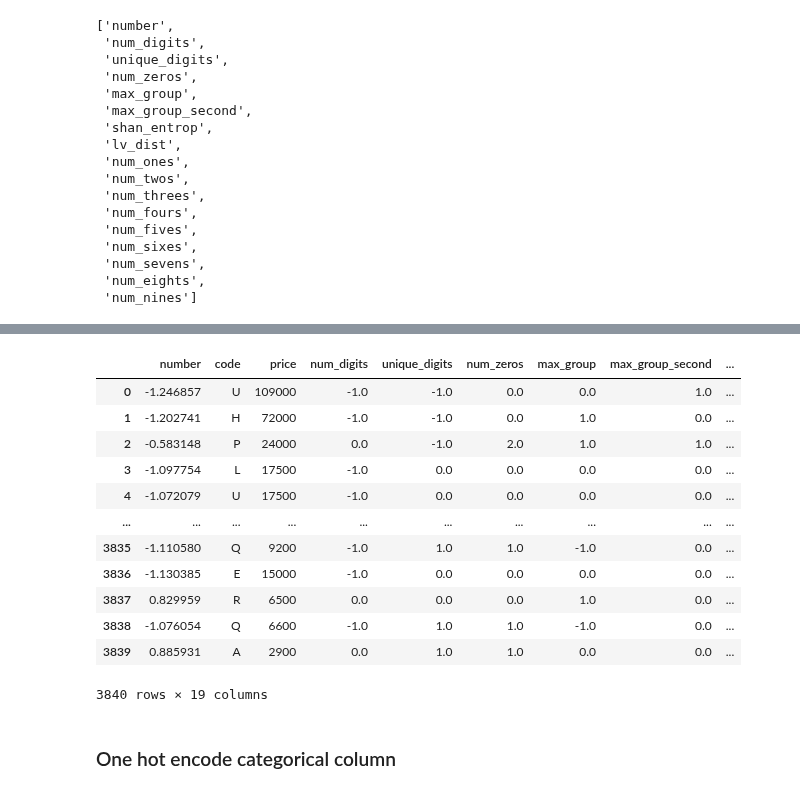
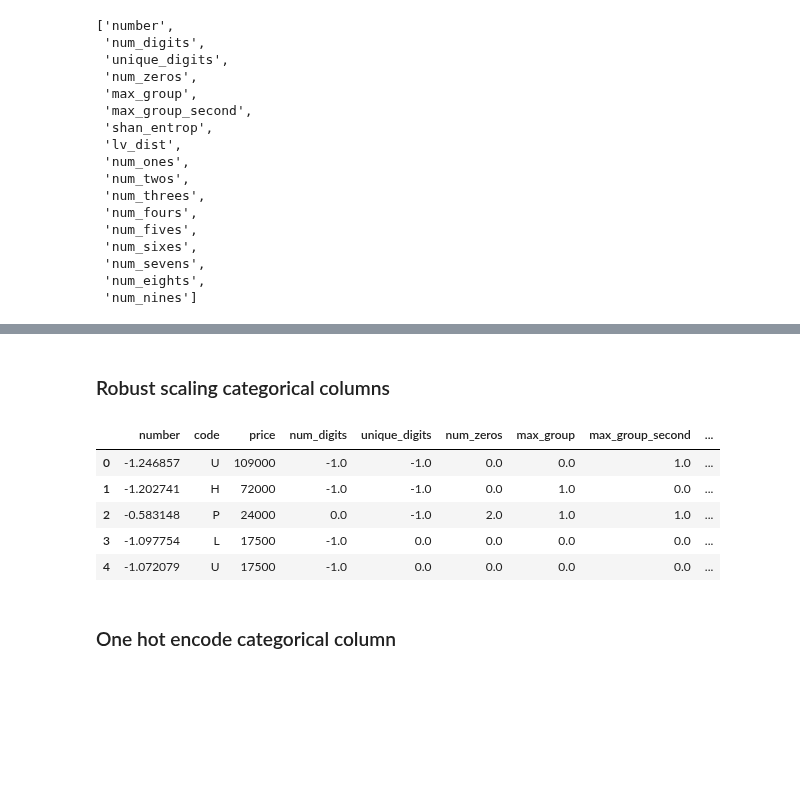
Before and after one commit to FardinAhsan146/DXB-Numberplate-Price-Predictor, a Jupyter notebook: feature_engineering_notebook.ipynb, the cells around one changed output, grey strips where cells are left out. Drawn from its saved outputs; the diff is of its cells as text; code cells hidden in the pictures; blank space fills up the shorter version.

```diff
--- a/feature_engineering_notebook.ipynb
+++ b/feature_engineering_notebook.ipynb
@@ -254,21 +244,16 @@ df
-# %%
-df_rob[num_cols] = RobustScaler().fit(df_rob[num_cols]).transform(df_rob[num_cols])
-
-df_rob
-# %% [output]
-|  | number | code | price | num_digits | unique_digits | num_zeros | max_group | max_group_second | ... |
-| 0 | -1.246857 | U | 109000 | -1.0 | -1.0 | 0.0 | 0.0 | 1.0 | ... |
-| 1 | -1.202741 | H | 72000 | -1.0 | -1.0 | 0.0 | 1.0 | 0.0 | ... |
-| 2 | -0.583148 | P | 24000 | 0.0 | -1.0 | 2.0 | 1.0 | 1.0 | ... |
-| 3 | -1.097754 | L | 17500 | -1.0 | 0.0 | 0.0 | 0.0 | 0.0 | ... |
-| 4 | -1.072079 | U | 17500 | -1.0 | 0.0 | 0.0 | 0.0 | 0.0 | ... |
-| ... | ... | ... | ... | ... | ... | ... | ... | ... | ... |
-| 3835 | -1.110580 | Q | 9200 | -1.0 | 1.0 | 1.0 | -1.0 | 0.0 | ... |
-| 3836 | -1.130385 | E | 15000 | -1.0 | 0.0 | 0.0 | 0.0 | 0.0 | ... |
-| 3837 | 0.829959 | R | 6500 | 0.0 | 0.0 | 0.0 | 1.0 | 0.0 | ... |
-| 3838 | -1.076054 | Q | 6600 | -1.0 | 1.0 | 1.0 | -1.0 | 0.0 | ... |
-| 3839 | 0.885931 | A | 2900 | 0.0 | 1.0 | 1.0 | 0.0 | 0.0 | ... |
-3840 rows × 19 columns
+# %% [markdown]
+### Robust scaling categorical columns
+# %%
+df_rob[num_cols] = RobustScaler().fit(df_rob[num_cols]).transform(df_rob[num_cols])
+
+df_rob.head()
+# %% [output]
+|  | number | code | price | num_digits | unique_digits | num_zeros | max_group | max_group_second | ... |
+| 0 | -1.246857 | U | 109000 | -1.0 | -1.0 | 0.0 | 0.0 | 1.0 | ... |
+| 1 | -1.202741 | H | 72000 | -1.0 | -1.0 | 0.0 | 1.0 | 0.0 | ... |
+| 2 | -0.583148 | P | 24000 | 0.0 | -1.0 | 2.0 | 1.0 | 1.0 | ... |
+| 3 | -1.097754 | L | 17500 | -1.0 | 0.0 | 0.0 | 0.0 | 0.0 | ... |
+| 4 | -1.072079 | U | 17500 | -1.0 | 0.0 | 0.0 | 0.0 | 0.0 | ... |
 # %% [markdown]
 ### One hot encode categorical column
 # %%
```
Also changed, not shown: parts of 22 cells of this notebook, 4 other files.
